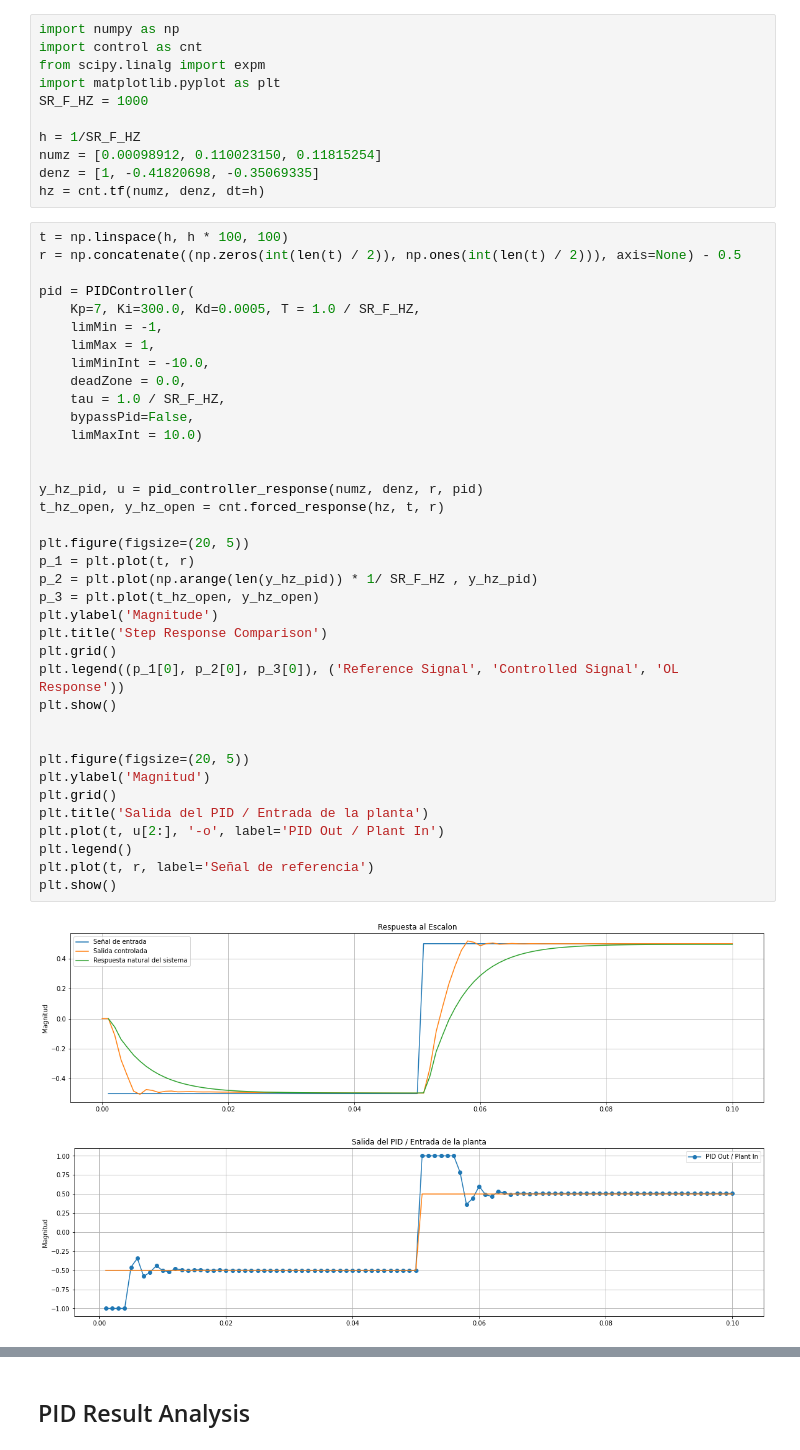
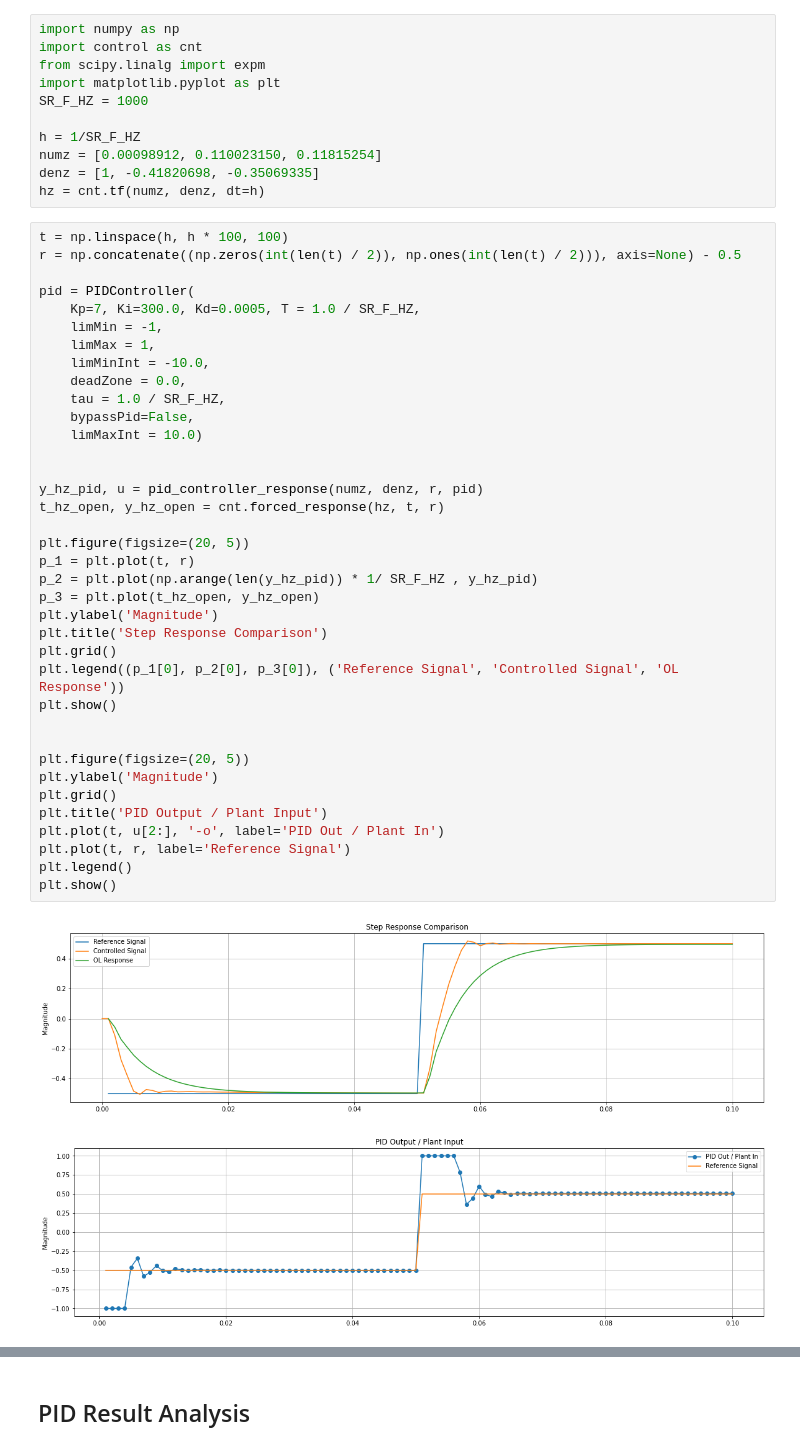
Before and after one commit to lorsi96/System-Identification-Control-for-RCRC-Circuit, a Jupyter notebook: README.ipynb, the cells around one changed output, grey strips where cells are left out. Drawn from its saved outputs; the diff is of its cells as text.

```diff
--- a/informe.ipynb
+++ b/README.ipynb
@@ -406,38 +398,38 @@ pid = PIDController(
     Kp=7, Ki=300.0, Kd=0.0005, T = 1.0 / SR_F_HZ,
     limMin = -1,
     limMax = 1,
     limMinInt = -10.0,
     deadZone = 0.0,
     tau = 1.0 / SR_F_HZ,
     bypassPid=False,
     limMaxInt = 10.0)
 
 
 y_hz_pid, u = pid_controller_response(numz, denz, r, pid)
 t_hz_open, y_hz_open = cnt.forced_response(hz, t, r)
 
 plt.figure(figsize=(20, 5))
 p_1 = plt.plot(t, r)
 p_2 = plt.plot(np.arange(len(y_hz_pid)) * 1/ SR_F_HZ , y_hz_pid)
 p_3 = plt.plot(t_hz_open, y_hz_open)
 plt.ylabel('Magnitude')
 plt.title('Step Response Comparison')
 plt.grid()
 plt.legend((p_1[0], p_2[0], p_3[0]), ('Reference Signal', 'Controlled Signal', 'OL Response'))
 plt.show()
 
 
 plt.figure(figsize=(20, 5))
-plt.ylabel('Magnitud')
+plt.ylabel('Magnitude')
 plt.grid()
-plt.title('Salida del PID / Entrada de la planta')
+plt.title('PID Output / Plant Input')
 plt.plot(t, u[2:], '-o', label='PID Out / Plant In')
+plt.plot(t, r, label='Reference Signal')
 plt.legend()
-plt.plot(t, r, label='Señal de referencia')
 plt.show()
 # %% [output]
-[figure, old version]
+[figure, new version]
-[figure, old version]
+[figure, new version]
 # %%
 off = len(t_hz_open) // 2
 rt, _ = calc_risetime(t_hz_open[off:], y_hz_open[off:])
```
Also changed, not shown: parts of 8 cells of this notebook, 9 other files.
